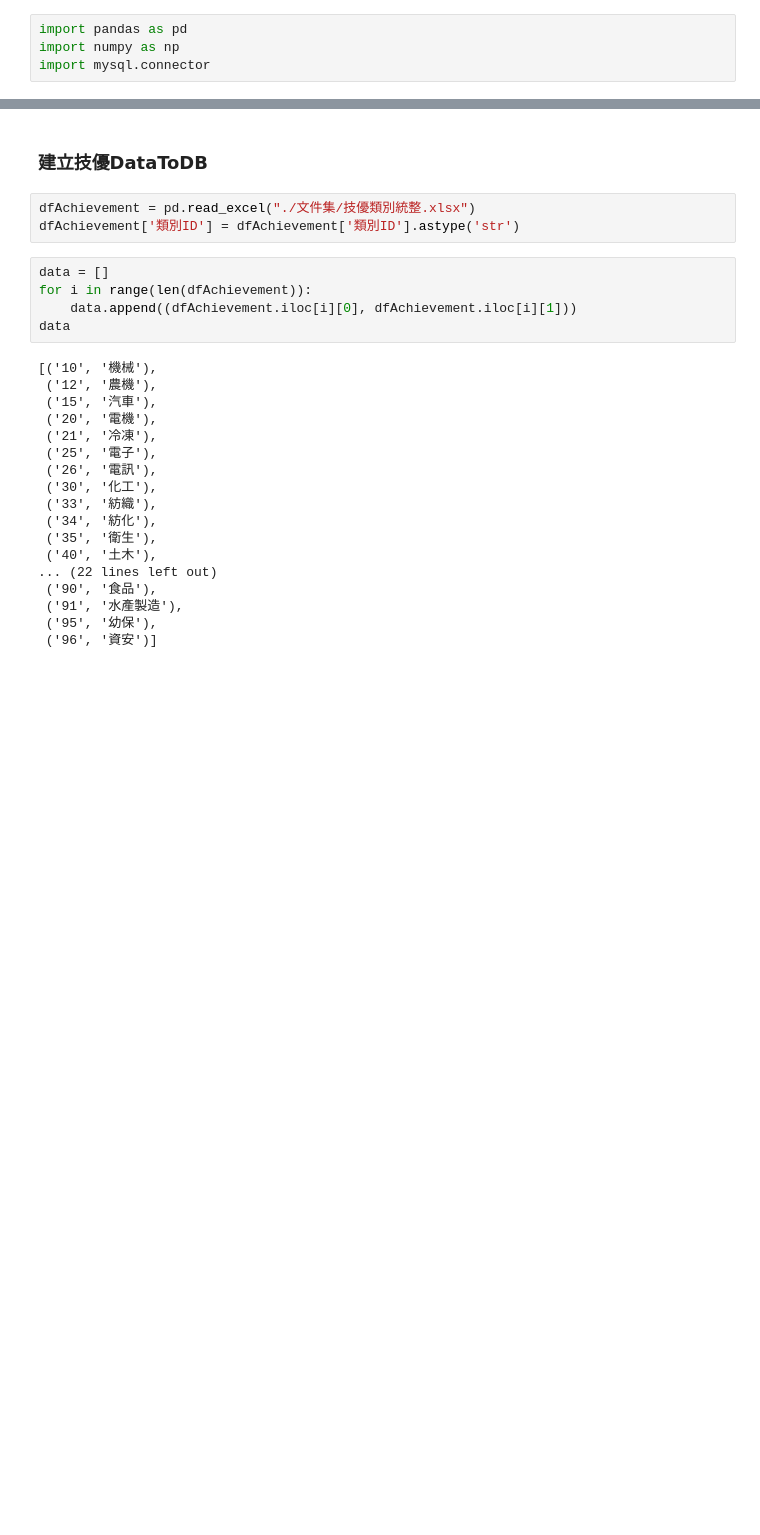
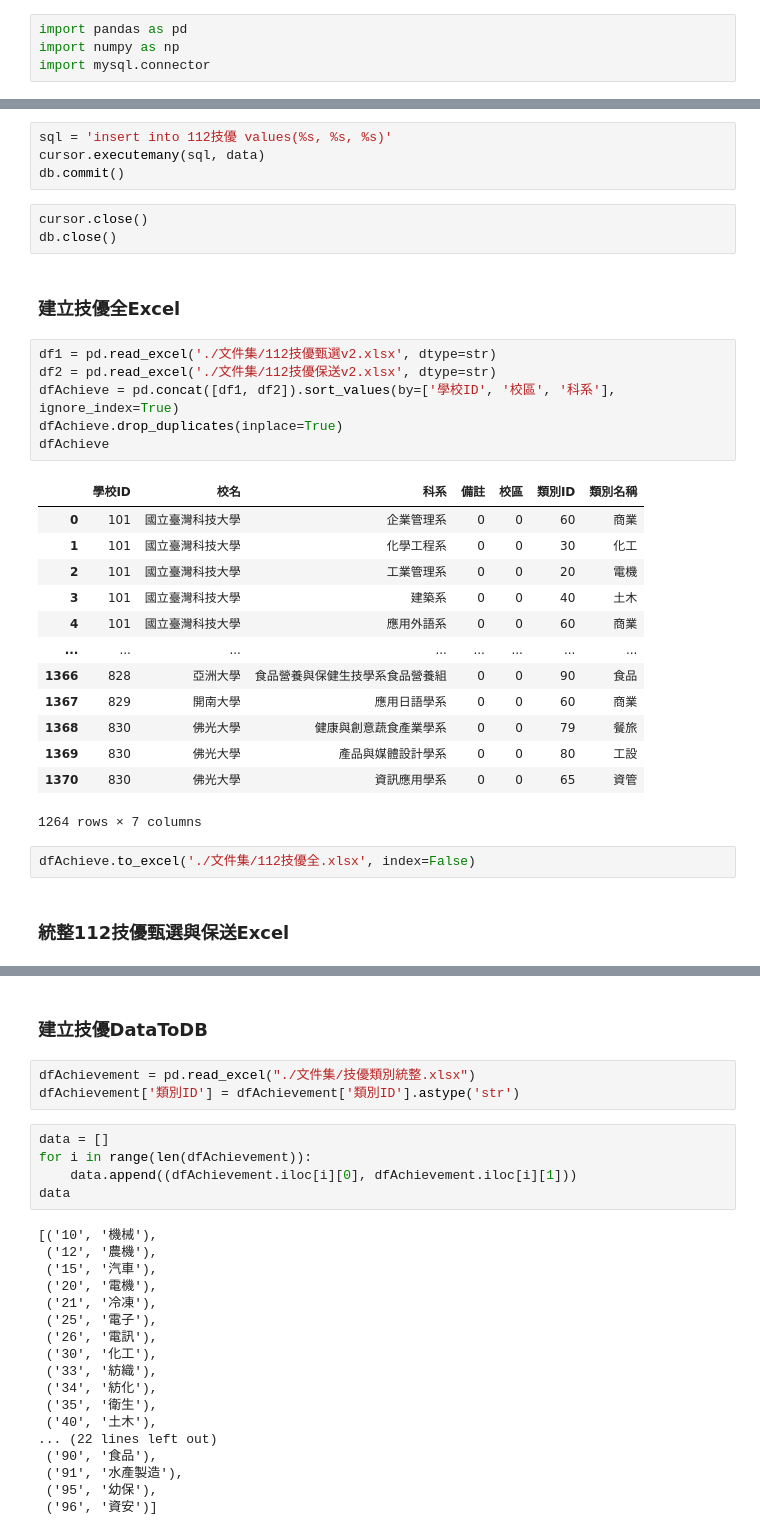
Before and after one commit to ziyuan1135/vocational_project, a Jupyter notebook: achievement_adm.ipynb, the cells around one changed output, grey strips where cells are left out. Saved outputs shown, nothing was run; the diff lists cells and outputs as text; blank space fills up the shorter version.

```diff
--- a/achievement_adm.ipynb
+++ b/achievement_adm.ipynb
@@ -4,0 +114,33 @@ import mysql.connector
+# %%
+sql = 'insert into 112技優 values(%s, %s, %s)'
+cursor.executemany(sql, data)
+db.commit()
+# %%
+cursor.close()
+db.close()
+# %% [markdown]
+### 建立技優全Excel
+# %%
+df1 = pd.read_excel('./文件集/112技優甄選v2.xlsx', dtype=str)
+df2 = pd.read_excel('./文件集/112技優保送v2.xlsx', dtype=str)
+dfAchieve = pd.concat([df1, df2]).sort_values(by=['學校ID', '校區', '科系'], ignore_index=True)
+dfAchieve.drop_duplicates(inplace=True)
+dfAchieve
+# %% [output]
+|  | 學校ID | 校名 | 科系 | 備註 | 校區 | 類別ID | 類別名稱 |
+| 0 | 101 | 國立臺灣科技大學 | 企業管理系 | 0 | 0 | 60 | 商業 |
+| 1 | 101 | 國立臺灣科技大學 | 化學工程系 | 0 | 0 | 30 | 化工 |
+| 2 | 101 | 國立臺灣科技大學 | 工業管理系 | 0 | 0 | 20 | 電機 |
+| 3 | 101 | 國立臺灣科技大學 | 建築系 | 0 | 0 | 40 | 土木 |
+| 4 | 101 | 國立臺灣科技大學 | 應用外語系 | 0 | 0 | 60 | 商業 |
+| ... | ... | ... | ... | ... | ... | ... | ... |
+| 1366 | 828 | 亞洲大學 | 食品營養與保健生技學系食品營養組 | 0 | 0 | 90 | 食品 |
+| 1367 | 829 | 開南大學 | 應用日語學系 | 0 | 0 | 60 | 商業 |
+| 1368 | 830 | 佛光大學 | 健康與創意蔬食產業學系 | 0 | 0 | 79 | 餐旅 |
+| 1369 | 830 | 佛光大學 | 產品與媒體設計學系 | 0 | 0 | 80 | 工設 |
+| 1370 | 830 | 佛光大學 | 資訊應用學系 | 0 | 0 | 65 | 資管 |
+1264 rows × 7 columns
+# %%
+dfAchieve.to_excel('./文件集/112技優全.xlsx', index=False)
+# %% [markdown]
+### 統整112技優甄選與保送Excel
```
Also changed, not shown: parts of 8 cells of this notebook, 7 other files.
